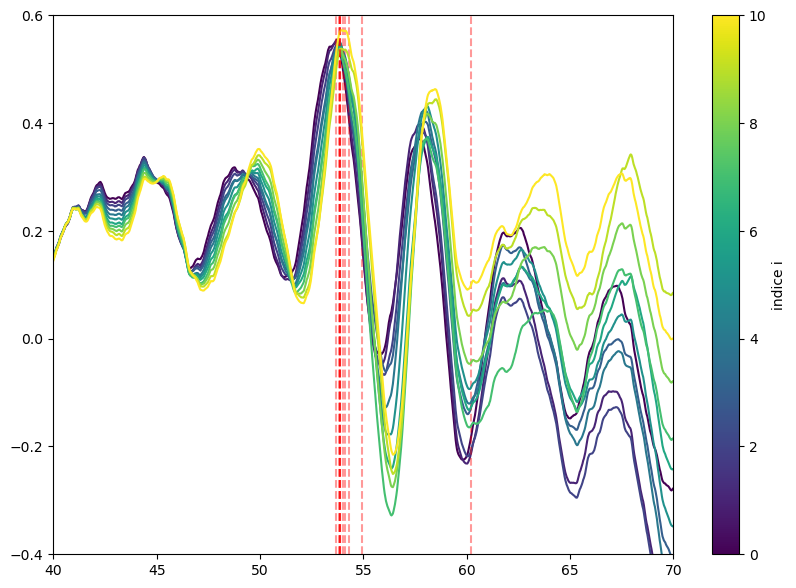
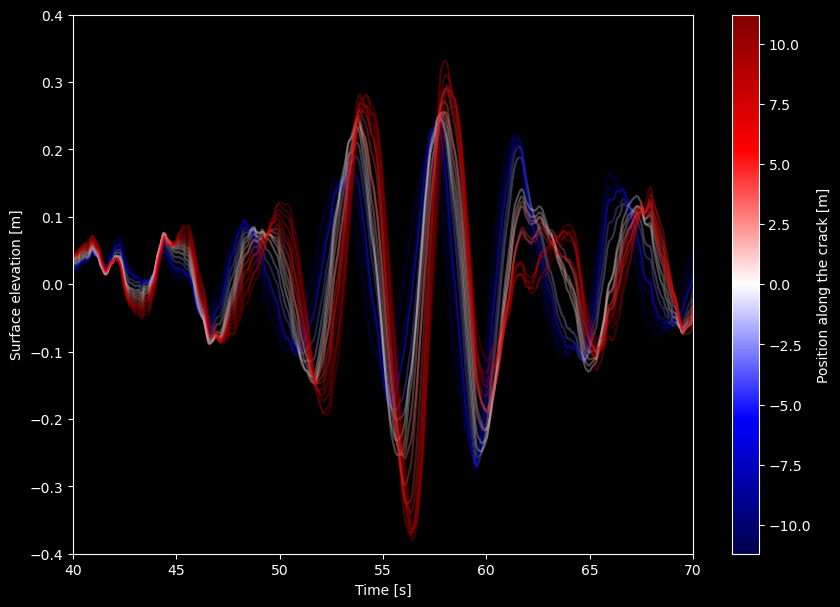
The notebook cell's code change between the first figure and the second:
--- before
+++ after
@@ -1,21 +1,44 @@
 #print(datafig)
-
+plt.style.use('dark_background')
 
 fig, ax = plt.subplots(figsize=(10,7))
 
-n = len(datafig['matrix_yvals'])
-cmap = cm.get_cmap('viridis')  # ou plt.get_cmap('viridis') selon version matplotlib
-norm = mcolors.Normalize(vmin=0, vmax=n-1)
 
+facq_x = 1.25
+colorvals_cassee = datafig['coord_onfracline_cassee'] * (1/facq_x)
+colorvals_noncassee = datafig['coord_onfracline_noncassee'] * (1/facq_x)
+
+cctncolors = np.concatenate((colorvals_noncassee,colorvals_cassee))
+vmincolors = -np.max(np.abs(cctncolors))
+vmaxcolors = np.max(np.abs(cctncolors))
+
+#cmap = cm.get_cmap('viridis')  # ou plt.get_cmap('viridis') selon version matplotlib
+cmap = cm.get_cmap('seismic')
+
+#norm = mcolors.Normalize(vmin=0, vmax=n-1)
+norm = mcolors.Normalize(vmin=vmincolors, vmax=vmaxcolors)
+
+for i in range(len(datafig['matrix_temp_evol_uz_ref_noncassee'])):
+    color = cmap(norm(colorvals_noncassee[i]))
+    ax.plot(datafig['tvals_sec'], datafig['matrix_temp_evol_uz_ref_noncassee'][i], color=color, alpha=0.3)
+
+n = len(datafig['matrix_temp_evol_uz'])
 for i in range(n):
-    color = cmap(norm(i))
-    ax.plot(datafig['xvals'], datafig['matrix_yvals'][i], color=color)
-    ax.vlines(datafig['xvals_vlines'][i], -0.4, 0.6, linestyle='--', color='r', alpha=0.4)
+    color = cmap(norm(colorvals_cassee[i]))
+    #ax.vlines(datafig['times_frac_sec_approx'][i], -0.4, 0.4, linestyle='--', color=color, alpha=0.4)
+    ax.plot(datafig['tvals_sec'], datafig['matrix_temp_evol_uz'][i], color=color, alpha=0.3)
+
 
 ax.set_xlim(40,70)
-ax.set_ylim(-0.4,0.6)
+ax.set_ylim(-0.4,0.4)
+
+
+ax.vlines(np.nan, np.nan, np.nan, linestyle='--', color='k', alpha=0.4, label='Time')
+
+ax.set_xlabel('Time [s]')
+ax.set_ylabel('Surface elevation [m]')
 
 # Optionnel : ajouter une colorbar pour montrer la correspondance indice -> couleur
 sm = cm.ScalarMappable(cmap=cmap, norm=norm)
 sm.set_array([])
-fig.colorbar(sm, ax=ax, label='indice i')
+fig.colorbar(sm, ax=ax, label='Position along the crack [m]')

Commit: updates : new figures for article